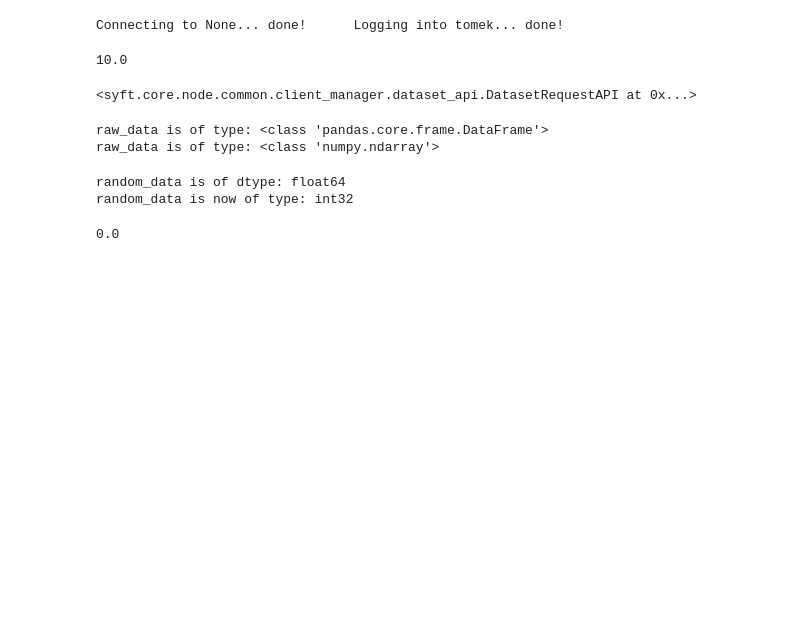
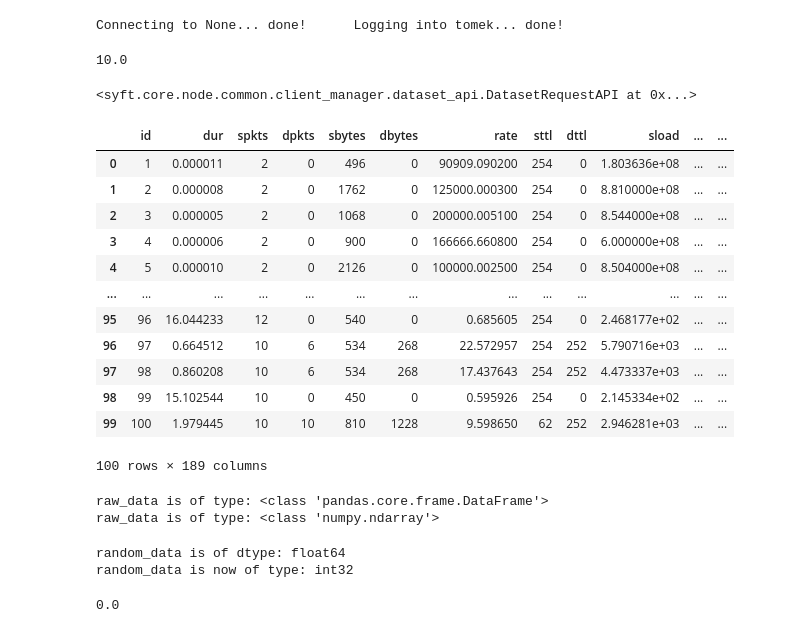
Before and after one commit to indianatoms/FL-PCAP-Analysis, a Jupyter notebook: syft/pysyft_client.ipynb, the cells around one changed output. Saved outputs shown, nothing was run; the diff lists cells and outputs as text; code cells hidden in the pictures; blank space fills up the shorter version.

```diff
--- a/syft/pysyft_client.ipynb
+++ b/syft/pysyft_client.ipynb
@@ -40,5 +42,24 @@ for x in [proto, state, service]:
 
 X = unsw.iloc[:,:-2]
 x_train, x_test, y_train, y_test = train_test_split(X, y, test_size=0.33, random_state=42)
+# %%
+X = X.join(y)
+X = X.head(100)
+# %%
+X
+# %% [output]
+|  | id | dur | spkts | dpkts | sbytes | dbytes | rate | sttl | dttl | sload | ... | ... |
+| 0 | 1 | 0.000011 | 2 | 0 | 496 | 0 | 90909.090200 | 254 | 0 | 1.803636e+08 | ... | ... |
+| 1 | 2 | 0.000008 | 2 | 0 | 1762 | 0 | 125000.000300 | 254 | 0 | 8.810000e+08 | ... | ... |
+| 2 | 3 | 0.000005 | 2 | 0 | 1068 | 0 | 200000.005100 | 254 | 0 | 8.544000e+08 | ... | ... |
+| 3 | 4 | 0.000006 | 2 | 0 | 900 | 0 | 166666.660800 | 254 | 0 | 6.000000e+08 | ... | ... |
+| 4 | 5 | 0.000010 | 2 | 0 | 2126 | 0 | 100000.002500 | 254 | 0 | 8.504000e+08 | ... | ... |
+| ... | ... | ... | ... | ... | ... | ... | ... | ... | ... | ... | ... | ... |
+| 95 | 96 | 16.044233 | 12 | 0 | 540 | 0 | 0.685605 | 254 | 0 | 2.468177e+02 | ... | ... |
+| 96 | 97 | 0.664512 | 10 | 6 | 534 | 268 | 22.572957 | 254 | 252 | 5.790716e+03 | ... | ... |
+| 97 | 98 | 0.860208 | 10 | 6 | 534 | 268 | 17.437643 | 254 | 252 | 4.473337e+03 | ... | ... |
+| 98 | 99 | 15.102544 | 10 | 0 | 450 | 0 | 0.595926 | 254 | 0 | 2.145334e+02 | ... | ... |
+| 99 | 100 | 1.979445 | 10 | 10 | 810 | 1228 | 9.598650 | 62 | 252 | 2.946281e+03 | ... | ... |
+100 rows × 189 columns
 # %%
 # Convert a Pandas Dataframe to NumPy array
```
Also changed, not shown: parts of 15 cells of this notebook.
